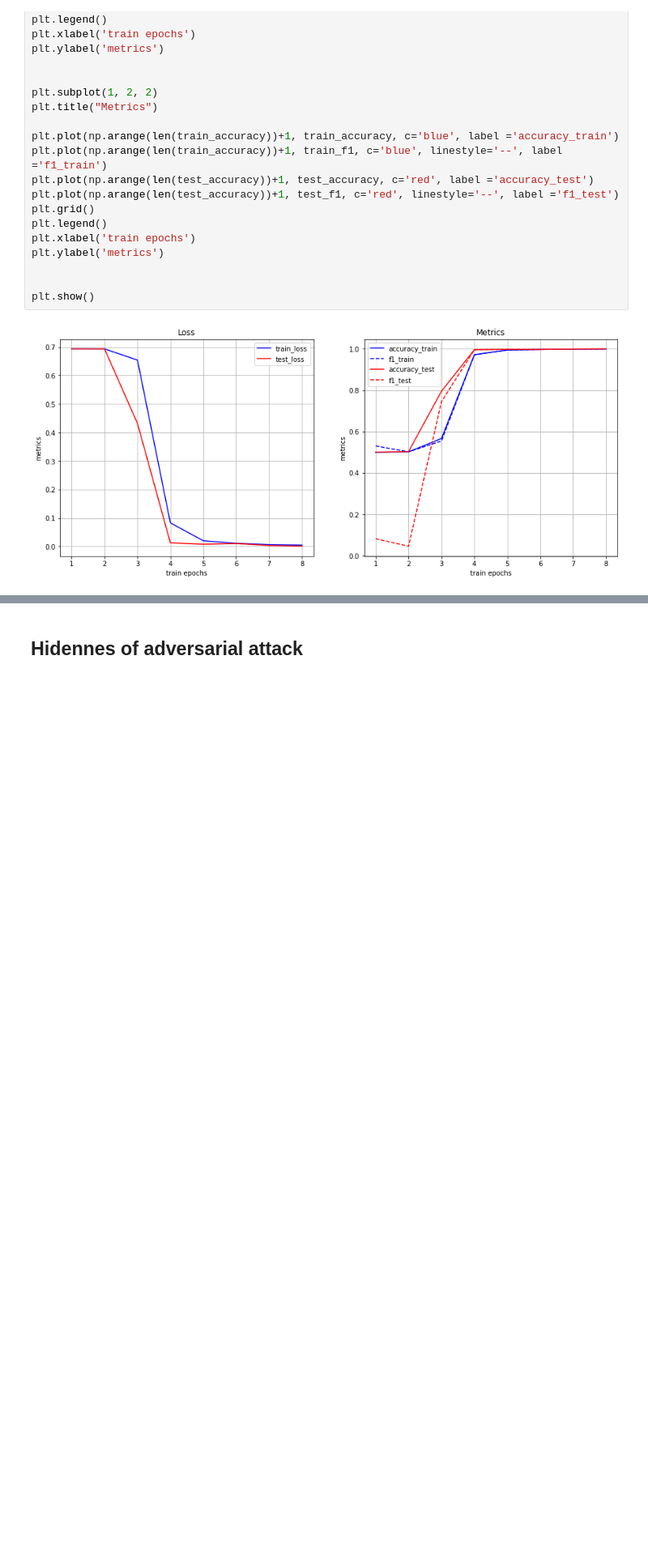
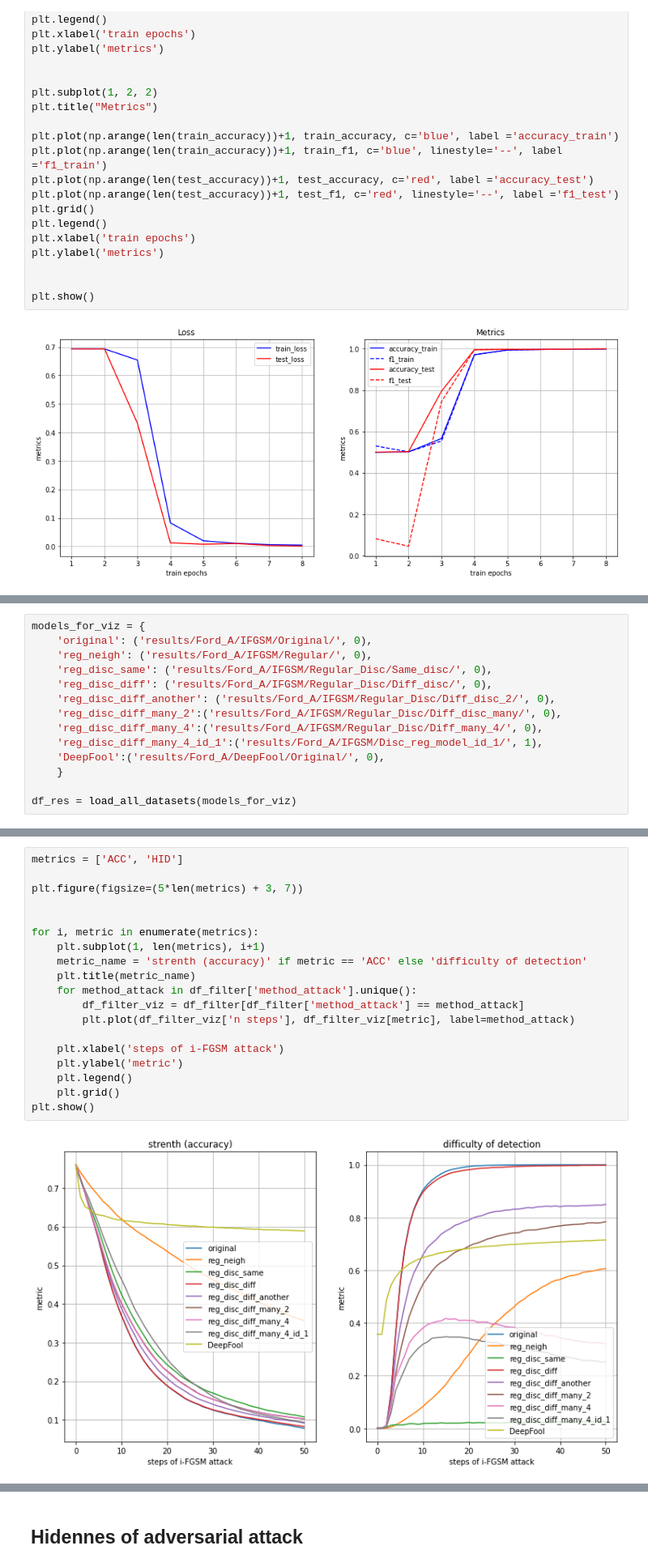
Before and after one commit to petrsokerin/Adversarial-Attacks, a Jupyter notebook: Vizual_reg_attack.ipynb, the cells around one changed output, grey strips where cells are left out. Shown at 81% size. Saved outputs shown, nothing was run; the diff lists cells and outputs as text; blank space fills up the shorter version.

```diff
--- a/Vizual_reg_attack.ipynb
+++ b/Vizual_reg_attack.ipynb
@@ -192,0 +105,14 @@ df_res.head()
+# %%
+models_for_viz = {
+    'original': ('results/Ford_A/IFGSM/Original/', 0),
+    'reg_neigh': ('results/Ford_A/IFGSM/Regular/', 0),
+    'reg_disc_same': ('results/Ford_A/IFGSM/Regular_Disc/Same_disc/', 0),
+    'reg_disc_diff': ('results/Ford_A/IFGSM/Regular_Disc/Diff_disc/', 0),
+    'reg_disc_diff_another': ('results/Ford_A/IFGSM/Regular_Disc/Diff_disc_2/', 0),
+    'reg_disc_diff_many_2':('results/Ford_A/IFGSM/Regular_Disc/Diff_disc_many/', 0),
+    'reg_disc_diff_many_4':('results/Ford_A/IFGSM/Regular_Disc/Diff_many_4/', 0),
+    'reg_disc_diff_many_4_id_1':('results/Ford_A/IFGSM/Disc_reg_model_id_1/', 1),
+    'DeepFool':('results/Ford_A/DeepFool/Original/', 0),
+    }
+
+df_res = load_all_datasets(models_for_viz)
@@ -193 +175,22 @@ df_res.head()
+# %%
+metrics = ['ACC', 'HID']
+
+plt.figure(figsize=(5*len(metrics) + 3, 7))
+
+
+for i, metric in enumerate(metrics):
+    plt.subplot(1, len(metrics), i+1)
+    metric_name = 'strenth (accuracy)' if metric == 'ACC' else 'difficulty of detection'
+    plt.title(metric_name)
+    for method_attack in df_filter['method_attack'].unique():
+        df_filter_viz = df_filter[df_filter['method_attack'] == method_attack]
+        plt.plot(df_filter_viz['n steps'], df_filter_viz[metric], label=method_attack)
+
+    plt.xlabel('steps of i-FGSM attack')
+    plt.ylabel('metric')
+    plt.legend()
+    plt.grid()
+plt.show()
+# %% [output]
+[figure, added]
 # %% [markdown]
```
Also changed, not shown: parts of 27 cells of this notebook, 1 other file.
